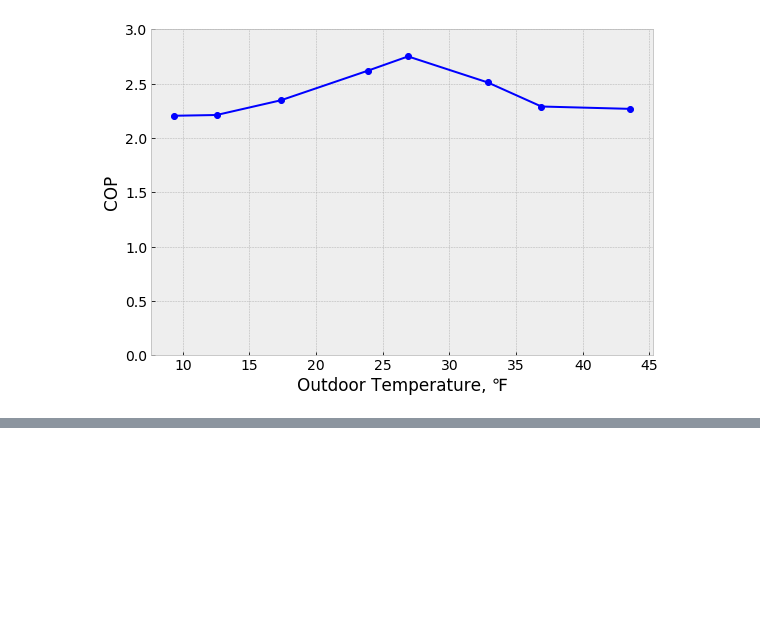
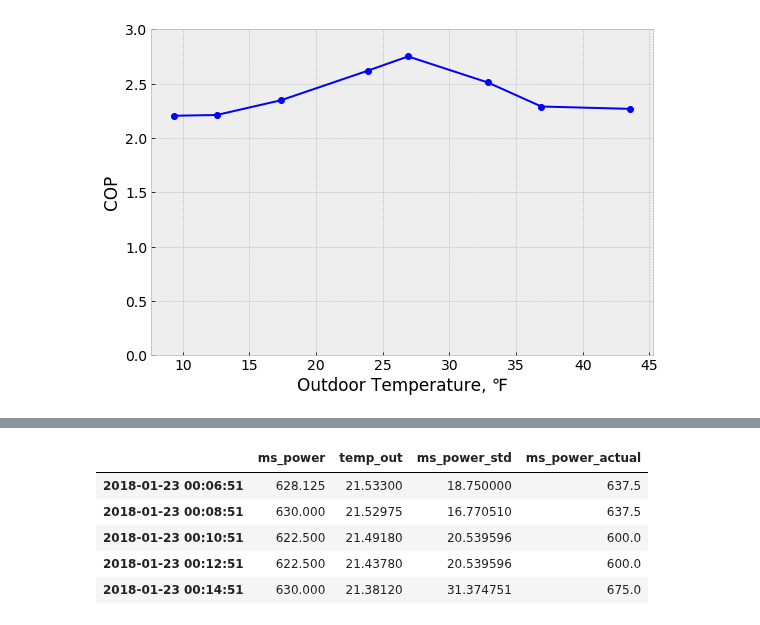
Before and after one commit to alanmitchell/heat-pump-study, a Jupyter notebook: field_studies/kaluza/kaluza.ipynb, the cells around one changed output, grey strips where cells are left out. Drawn from its saved outputs; the diff is of its cells as text; code cells hidden in the pictures; blank space fills up the shorter version.

```diff
--- a/field_studies/kaluza/kaluza.ipynb
+++ b/field_studies/kaluza/kaluza.ipynb
@@ -383,0 +400,16 @@ dfr.to_pickle('temp_cop_kaluza.pkl')
+# %%
+dfst = df[['ms_power', 'temp_out']].copy()
+dfst_m = dfst.rolling('10min', min_periods=3).mean()
+dfst_s = dfst.rolling('10min', min_periods=3).std().drop(columns=['temp_out'])
+dfst_s.columns = ['ms_power_std']
+dfst_a = dfst.rolling('10min', min_periods=3).apply(lambda x: x[-1]).drop(columns=['temp_out'])
+dfst_a.columns = ['ms_power_actual']
+dfst = pd.concat([dfst_m, dfst_s, dfst_a], axis=1).dropna()
+dfst.head()
+# %% [output]
+|  | ms_power | temp_out | ms_power_std | ms_power_actual |
+| 2018-01-23 00:06:51 | 628.125 | 21.53300 | 18.750000 | 637.5 |
+| 2018-01-23 00:08:51 | 630.000 | 21.52975 | 16.770510 | 637.5 |
+| 2018-01-23 00:10:51 | 622.500 | 21.49180 | 20.539596 | 600.0 |
+| 2018-01-23 00:12:51 | 622.500 | 21.43780 | 20.539596 | 600.0 |
+| 2018-01-23 00:14:51 | 630.000 | 21.38120 | 31.374751 | 675.0 |
```
Also changed, not shown: parts of 5 cells of this notebook, 3 other files.
